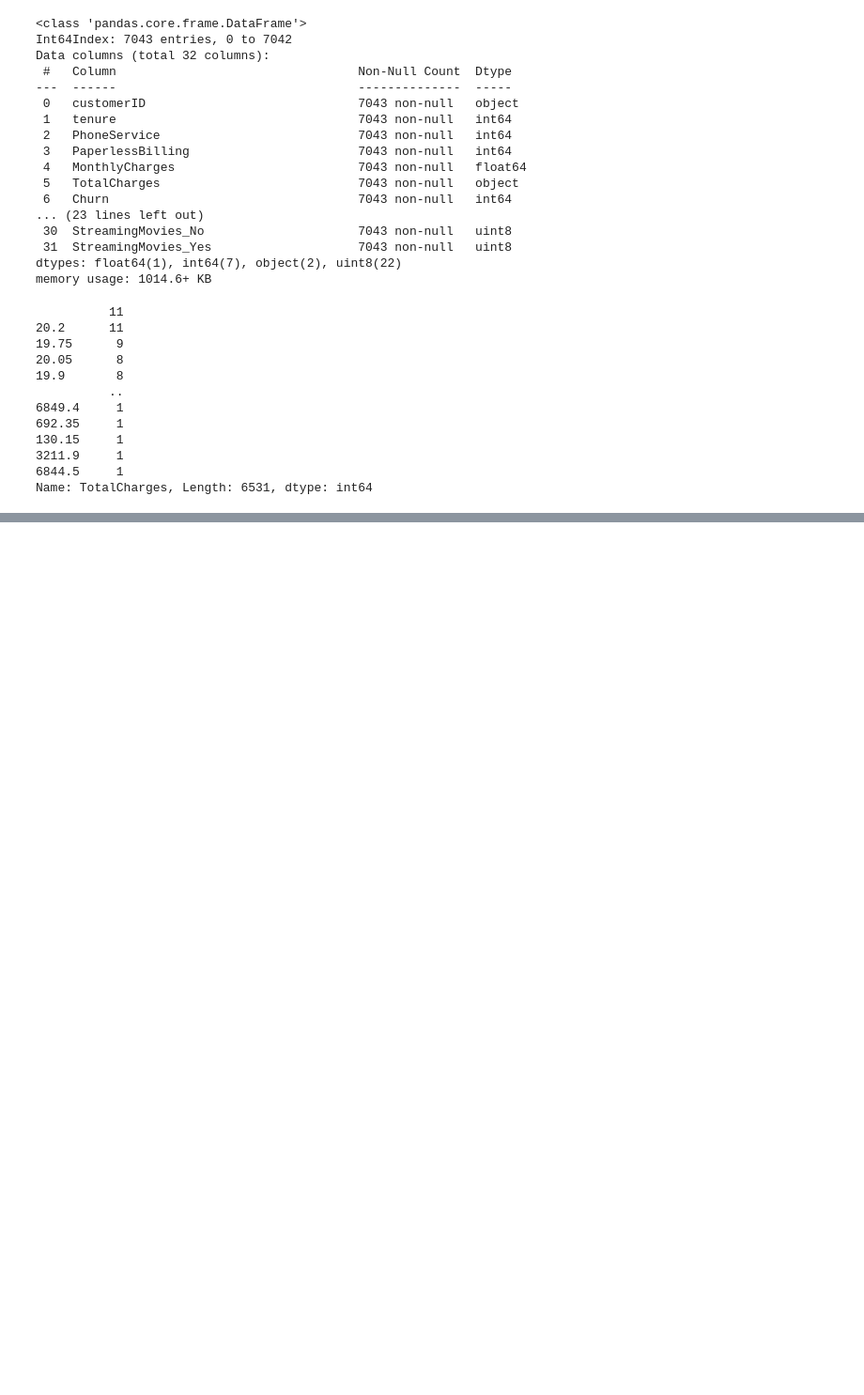
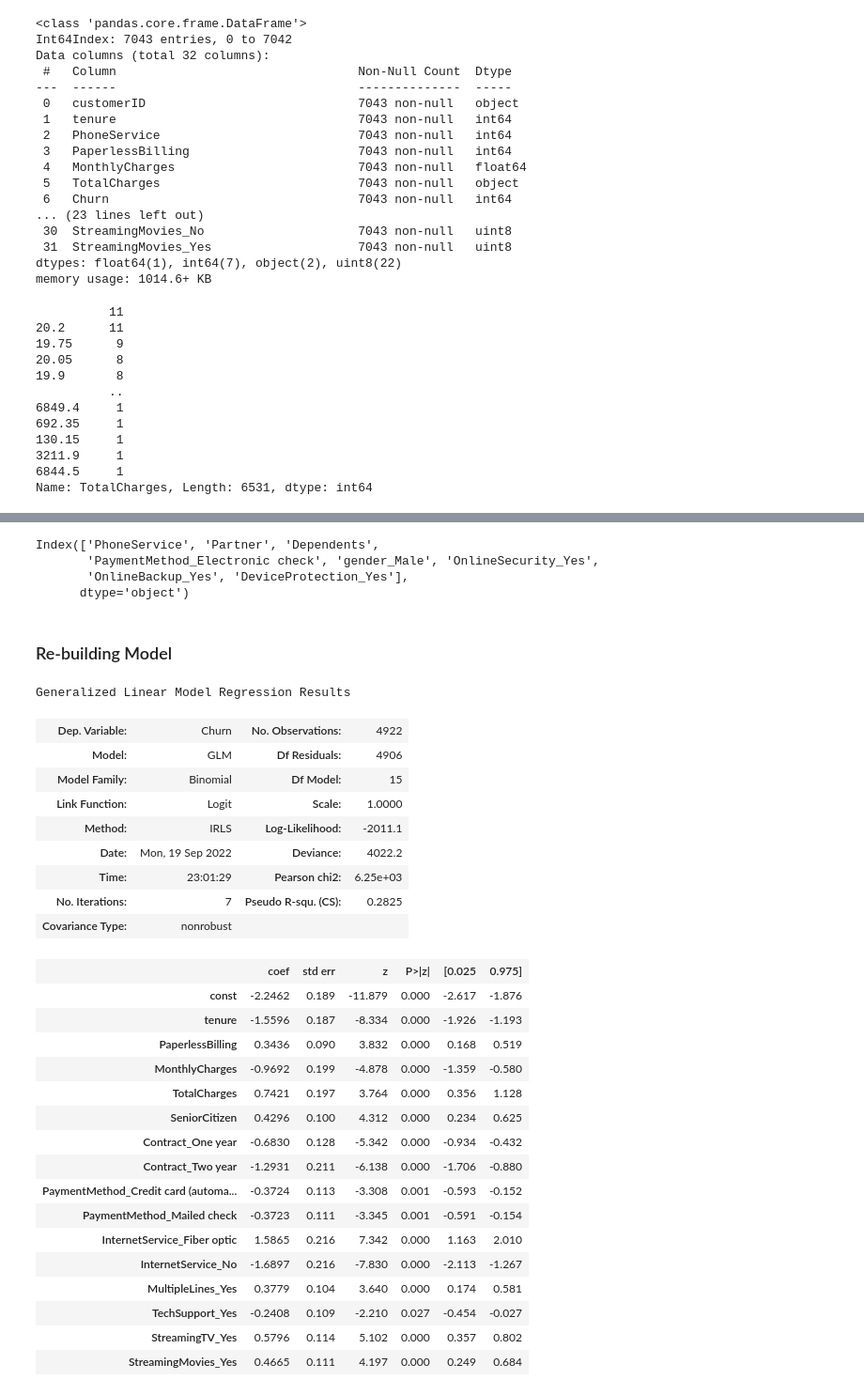
Before and after one commit to jagdishlamba/telecom-churn-analysis, a Jupyter notebook: telecom-churn-analysis.ipynb, the cells around one changed output, grey strips where cells are left out. Shown at 94% size. Saved outputs shown, nothing was run; the diff lists cells and outputs as text; code cells hidden in the pictures; blank space fills up the shorter version.

```diff
--- a/telecom-churn-analysis.ipynb
+++ b/telecom-churn-analysis.ipynb
@@ -271,0 +432,2 @@ df.shape
+# %%
+X_train_new = sm.add_constant(X_train)
@@ -271,0 +467,3 @@ df.shape
+# %%
+from sklearn.linear_model import LogisticRegression
+logreg = LogisticRegression()
@@ -271,0 +472,3 @@ df.shape
+# %%
+rfe = RFE(logreg, n_features_to_select=15)             # running RFE with 13 variables as output
+rfe = rfe.fit(X_train, y_train)
@@ -271,0 +501,44 @@ df.shape
+# %%
+col = X_train.columns[rfe.support_]
+# %%
+X_train.columns[~rfe.support_]
+# %% [output]
+Index(['PhoneService', 'Partner', 'Dependents',
+       'PaymentMethod_Electronic check', 'gender_Male', 'OnlineSecurity_Yes',
+       'OnlineBackup_Yes', 'DeviceProtection_Yes'],
+      dtype='object')
+# %% [markdown]
+### Re-building Model
+# %%
+X_train_sm = sm.add_constant(X_train[col])
+logm2 = sm.GLM(y_train,X_train_sm, family = sm.families.Binomial())
+res = logm2.fit()
+res.summary()
+# %% [output]
+Generalized Linear Model Regression Results
+| Dep. Variable: | Churn | No. Observations: | 4922 |
+| Model: | GLM | Df Residuals: | 4906 |
+| Model Family: | Binomial | Df Model: | 15 |
+| Link Function: | Logit | Scale: | 1.0000 |
+| Method: | IRLS | Log-Likelihood: | -2011.1 |
+| Date: | Mon, 19 Sep 2022 | Deviance: | 4022.2 |
+| Time: | 23:01:29 | Pearson chi2: | 6.25e+03 |
+| No. Iterations: | 7 | Pseudo R-squ. (CS): | 0.2825 |
+| Covariance Type: | nonrobust |  |  |
+|  | coef | std err | z | P>|z| | [0.025 | 0.975] |
+| const | -2.2462 | 0.189 | -11.879 | 0.000 | -2.617 | -1.876 |
+| tenure | -1.5596 | 0.187 | -8.334 | 0.000 | -1.926 | -1.193 |
+| PaperlessBilling | 0.3436 | 0.090 | 3.832 | 0.000 | 0.168 | 0.519 |
+| MonthlyCharges | -0.9692 | 0.199 | -4.878 | 0.000 | -1.359 | -0.580 |
+| TotalCharges | 0.7421 | 0.197 | 3.764 | 0.000 | 0.356 | 1.128 |
+| SeniorCitizen | 0.4296 | 0.100 | 4.312 | 0.000 | 0.234 | 0.625 |
+| Contract_One year | -0.6830 | 0.128 | -5.342 | 0.000 | -0.934 | -0.432 |
+| Contract_Two year | -1.2931 | 0.211 | -6.138 | 0.000 | -1.706 | -0.880 |
+| PaymentMethod_Credit card (automa... | -0.3724 | 0.113 | -3.308 | 0.001 | -0.593 | -0.152 |
+| PaymentMethod_Mailed check | -0.3723 | 0.111 | -3.345 | 0.001 | -0.591 | -0.154 |
+| InternetService_Fiber optic | 1.5865 | 0.216 | 7.342 | 0.000 | 1.163 | 2.010 |
+| InternetService_No | -1.6897 | 0.216 | -7.830 | 0.000 | -2.113 | -1.267 |
+| MultipleLines_Yes | 0.3779 | 0.104 | 3.640 | 0.000 | 0.174 | 0.581 |
+| TechSupport_Yes | -0.2408 | 0.109 | -2.210 | 0.027 | -0.454 | -0.027 |
+| StreamingTV_Yes | 0.5796 | 0.114 | 5.102 | 0.000 | 0.357 | 0.802 |
+| StreamingMovies_Yes | 0.4665 | 0.111 | 4.197 | 0.000 | 0.249 | 0.684 |
```
Also changed, not shown: parts of 68 cells of this notebook.
